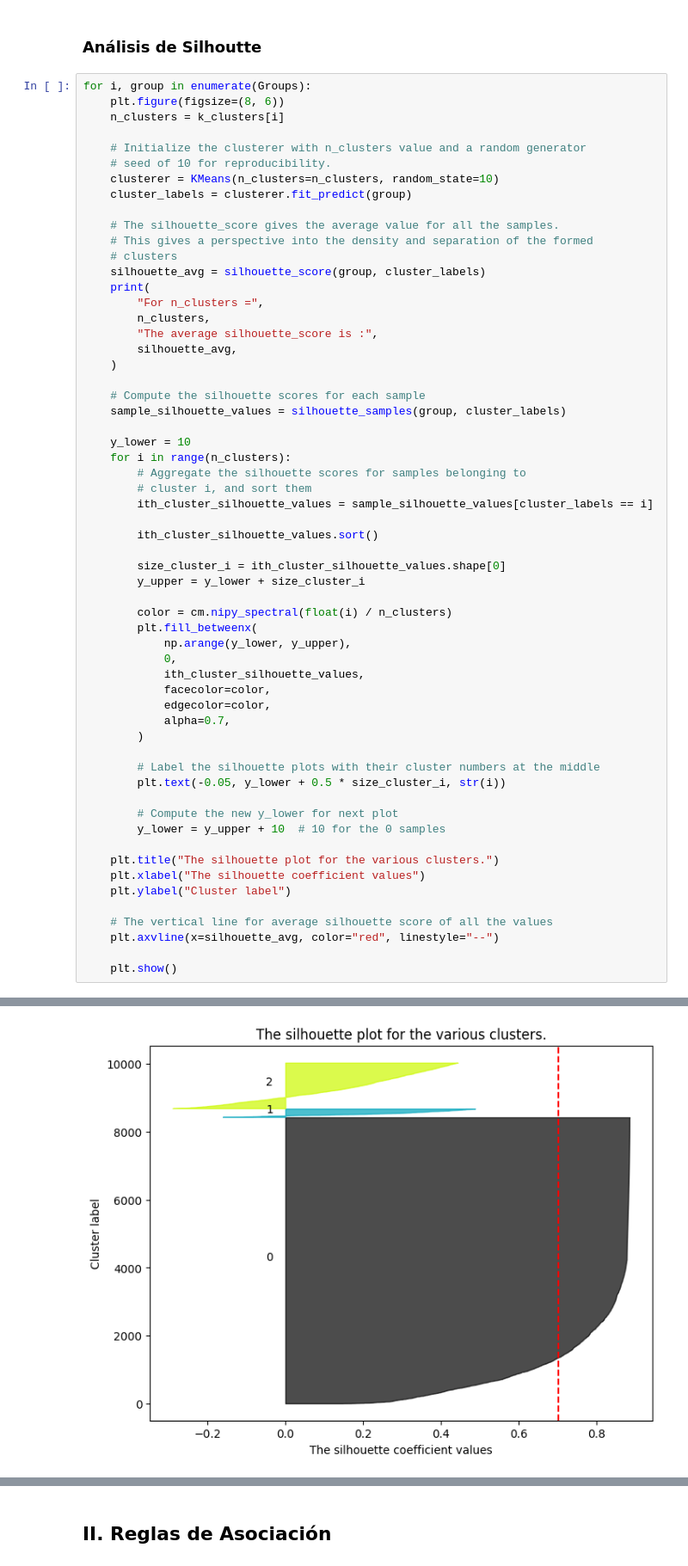
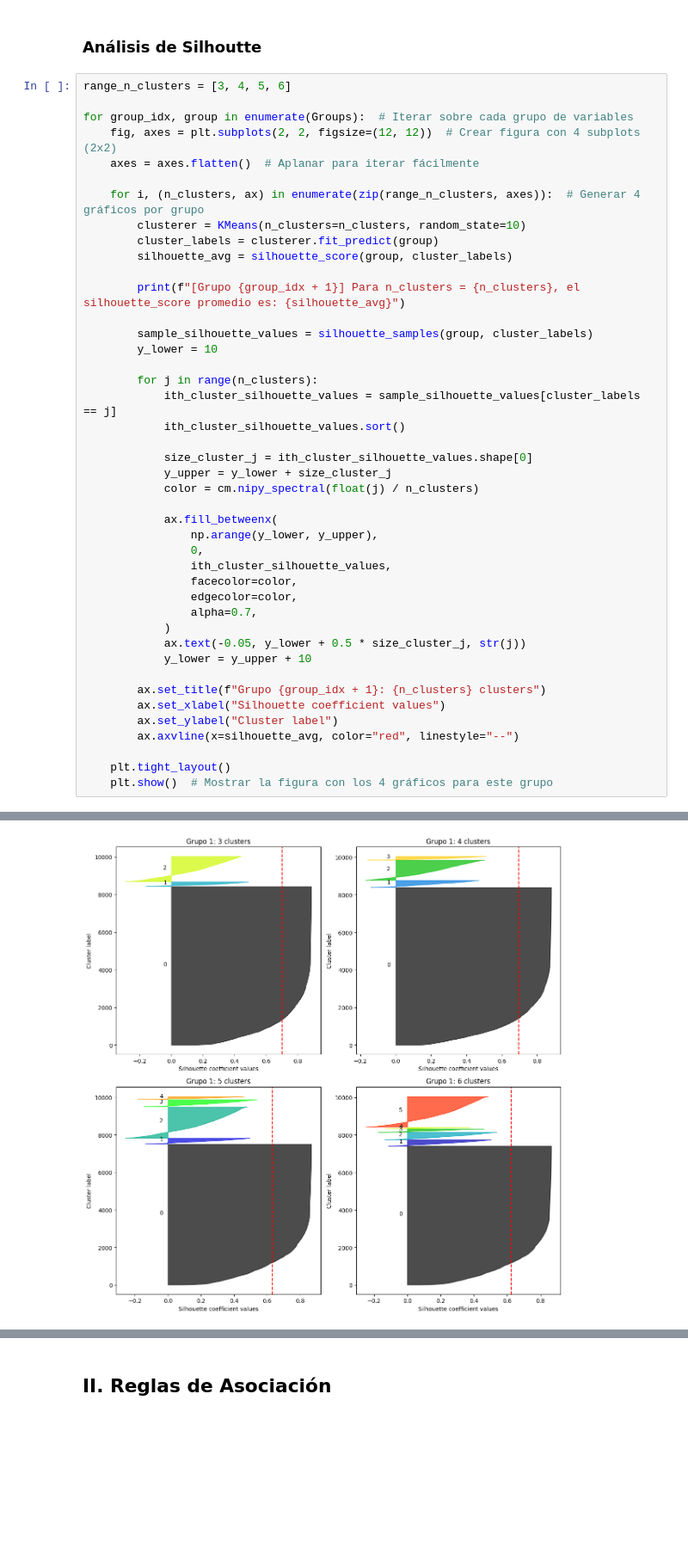
Before and after one commit to Fabiola-cc/CineVision_Studios, a Jupyter notebook: Entrega_2_Clustering_Apriori_PSA.ipynb, the cells around one changed output, grey strips where cells are left out. Shown at 86% size. Drawn from its saved outputs; the diff is of its cells as text; blank space fills up the shorter version.

Commit message:
feat: various silhoutte for each variable group

```diff
--- a/Entrega_2_Clustering_Apriori_PSA.ipynb
+++ b/Entrega_2_Clustering_Apriori_PSA.ipynb
@@ -185,62 +185,46 @@ for i, group in enumerate(Groups):
 # %% [markdown]
 ### Análisis de Silhoutte
 # %%
-for i, group in enumerate(Groups):
-    plt.figure(figsize=(8, 6))
-    n_clusters = k_clusters[i]
+range_n_clusters = [3, 4, 5, 6]
 
-    # Initialize the clusterer with n_clusters value and a random generator
-    # seed of 10 for reproducibility.
-    clusterer = KMeans(n_clusters=n_clusters, random_state=10)
-    cluster_labels = clusterer.fit_predict(group)
+for group_idx, group in enumerate(Groups):  # Iterar sobre cada grupo de variables
+    fig, axes = plt.subplots(2, 2, figsize=(12, 12))  # Crear figura con 4 subplots (2x2)
+    axes = axes.flatten()  # Aplanar para iterar fácilmente
 
-    # The silhouette_score gives the average value for all the samples.
-    # This gives a perspective into the density and separation of the formed
-    # clusters
-    silhouette_avg = silhouette_score(group, cluster_labels)
-    print(
-        "For n_clusters =",
-        n_clusters,
-        "The average silhouette_score is :",
-        silhouette_avg,
-    )
+    for i, (n_clusters, ax) in enumerate(zip(range_n_clusters, axes)):  # Generar 4 gráficos por grupo
+        clusterer = KMeans(n_clusters=n_clusters, random_state=10)
+        cluster_labels = clusterer.fit_predict(group)
+        silhouette_avg = silhouette_score(group, cluster_labels)
 
-    # Compute the silhouette scores for each sample
-    sample_silhouette_values = silhouette_samples(group, cluster_labels)
+        print(f"[Grupo {group_idx + 1}] Para n_clusters = {n_clusters}, el silhouette_score promedio es: {silhouette_avg}")
 
-    y_lower = 10
-    for i in range(n_clusters):
-        # Aggregate the silhouette scores for samples belonging to
-        # cluster i, and sort them
-        ith_cluster_silhouette_values = sample_silhouette_values[cluster_labels == i]
+        sample_silhouette_values = silhouette_samples(group, cluster_labels)
+        y_lower = 10
 
-        ith_cluster_silhouette_values.sort()
+        for j in range(n_clusters):
+            ith_cluster_silhouette_values = sample_silhouette_values[cluster_labels == j]
+            ith_cluster_silhouette_values.sort()
 
-        size_cluster_i = ith_cluster_silhouette_values.shape[0]
-        y_upper = y_lower + size_cluster_i
+            size_cluster_j = ith_cluster_silhouette_values.shape[0]
+            y_upper = y_lower + size_cluster_j
+            color = cm.nipy_spectral(float(j) / n_clusters)
 
-        color = cm.nipy_spectral(float(i) / n_clusters)
-        plt.fill_betweenx(
-            np.arange(y_lower, y_upper),
-            0,
-            ith_cluster_silhouette_values,
-            facecolor=color,
-            edgecolor=color,
-            alpha=0.7,
-        )
+            ax.fill_betweenx(
+                np.arange(y_lower, y_upper),
+                0,
+                ith_cluster_silhouette_values,
+                facecolor=color,
+                edgecolor=color,
+                alpha=0.7,
+            )
+            ax.text(-0.05, y_lower + 0.5 * size_cluster_j, str(j))
+            y_lower = y_upper + 10
 
-        # Label the silhouette plots with their cluster numbers at the middle
-        plt.text(-0.05, y_lower + 0.5 * size_cluster_i, str(i))
+        ax.set_title(f"Grupo {group_idx + 1}: {n_clusters} clusters")
+        ax.set_xlabel("Silhouette coefficient values")
+        ax.set_ylabel("Cluster label")
+        ax.axvline(x=silhouette_avg, color="red", linestyle="--")
 
-        # Compute the new y_lower for next plot
-        y_lower = y_upper + 10  # 10 for the 0 samples
-
-    plt.title("The silhouette plot for the various clusters.")
-    plt.xlabel("The silhouette coefficient values")
-    plt.ylabel("Cluster label")
-
-    # The vertical line for average silhouette score of all the values
-    plt.axvline(x=silhouette_avg, color="red", linestyle="--")
-
-    plt.show()
+    plt.tight_layout()
+    plt.show()  # Mostrar la figura con los 4 gráficos para este grupo
 # %% [output]
@@ -248 +235 @@ For n_clusters = 3 The average silhouette_score is : 0.7011339878103104
-[figure, old version]
+[figure, new version]
```
Also changed, not shown: parts of 1 cell of this notebook.
